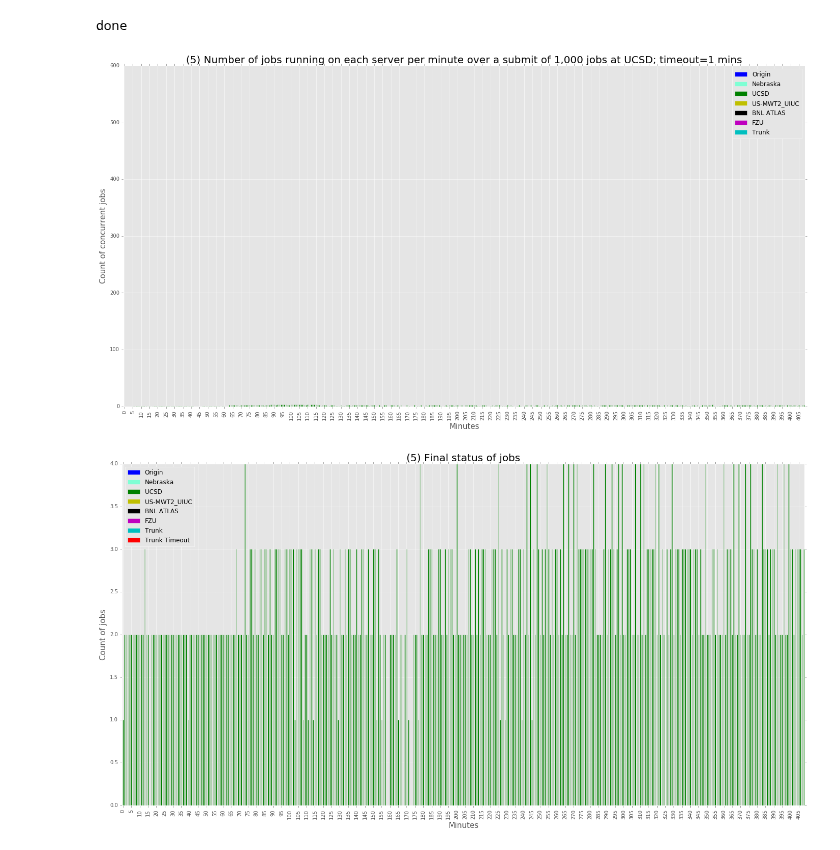
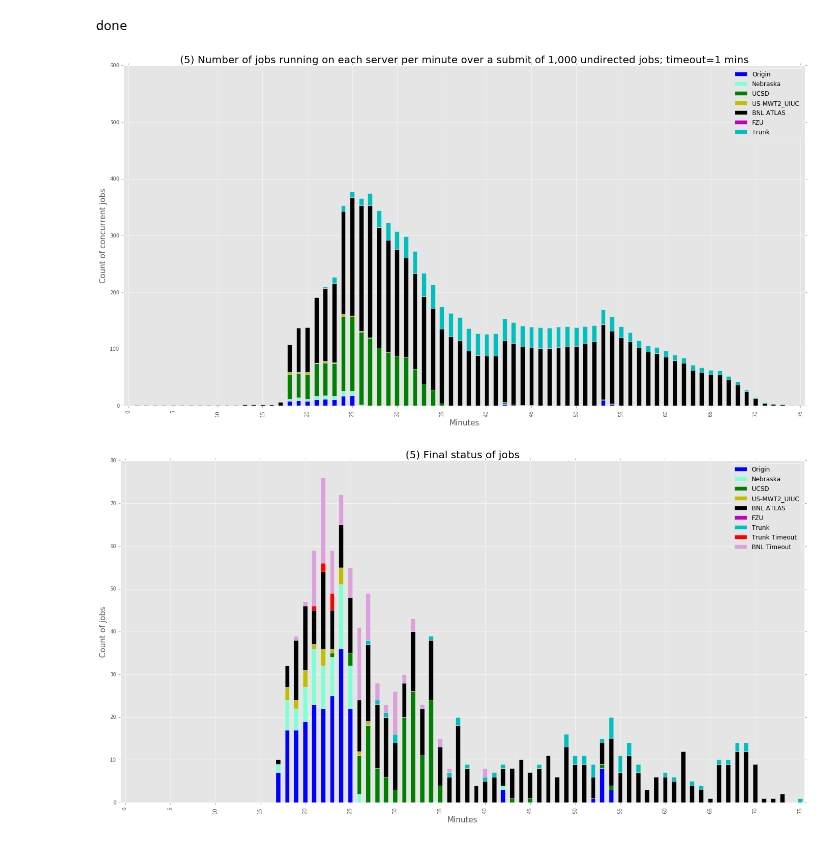
Before and after one commit to ATLAS-Analytics/AnalyticsNotebooks, a Jupyter notebook: Tony/Ilija plot.ipynb, the cells around one changed output. Drawn from its saved outputs; the diff is of its cells as text; code cells hidden in the pictures.

```diff
--- a/Tony/Ilija plot.ipynb
+++ b/Tony/Ilija plot.ipynb
@@ -12,7 +12,7 @@ import datetime
 plt.style.use('ggplot')
 # %%
 ind="stashcp-2016.7"
-#new data
+#undirected
 myquery1={
   "query": {
     "filtered": {
@@ -36,8 +36,8 @@ myquery1={
             {
               "range": {
                 "timestamp": {
-                  "gte": 1468388134017,
-                  "lte": 1468413264215,
+                  "gte": 1468557751195,
+                  "lte": 1468561315113,
                   "format": "epoch_millis"
                 }
               }
@@ -228,7 +228,7 @@ finish['BNL ATLAS']=0
 finish['FZU']=0
 finish['Trunk']=0
 finish['Trunk Timeout']=0
-#finish['BNL Timeout']=0
+finish['BNL Timeout']=0
 
 
 for i in range(length2):
@@ -263,10 +263,10 @@ for i in range(length2):
                     df2['Origin'].iloc[i]+=1
             if df['start3'].iloc[j]<=df2['index'].iloc[i] and df.index[j]>=df2['index'].iloc[i]:
                 df2['Trunk'].iloc[i]+=1
-           # if df['end1'].iloc[j].replace(second=0, microsecond=0)==finish['index'].iloc[i].replace(second=0, microsecond=0):
-           #     finish['BNL Timeout'].iloc[i]+=1
-           # if df['end2'].iloc[j].replace(second=0, microsecond=0)==finish['index'].iloc[i].replace(second=0, microsecond=0):
-           #     finish['BNL Timeout'].iloc[i]+=1
+            if df['end1'].iloc[j].replace(second=0, microsecond=0)==finish['index'].iloc[i].replace(second=0, microsecond=0):
+                finish['BNL Timeout'].iloc[i]+=1
+            if df['end2'].iloc[j].replace(second=0, microsecond=0)==finish['index'].iloc[i].replace(second=0, microsecond=0):
+                finish['BNL Timeout'].iloc[i]+=1
         if df['tries'].iloc[j]=="2":
             if df['start2'].iloc[j]<=df2['index'].iloc[i] and df.index[j]>=df2['index'].iloc[i]:
                 if df['cache'].iloc[j]=='root://hcc-stash.unl.edu':
@@ -294,7 +294,7 @@ for i in range(length2):
                 finish['FZU'].iloc[i]+=1
             if df['host'].iloc[j]=='root://data.ci-connect.net':
                 if df['status'].iloc[j]=='Timeout':
-                    finish['Timeout'].iloc[i]+=1
+                    finish['Trunk Timeout'].iloc[i]+=1
                 else:
                     if df['tries'].iloc[j]=="1" or df['tries'].iloc[j]=="2":
                         finish['Origin'].iloc[i]+=1
@@ -322,18 +322,18 @@ done
 #df2=pd.read_pickle('nebraska_concurrent.pkl')
 # %%
 df2.plot.bar(stacked=True,figsize=[24, 12],color=['b', '#7FFFD4', 'g', 'y', 'k', 'm', 'c'])
-plt.title('(5) Number of jobs running on each server per minute over a submit of 1,000 jobs at UCSD; timeout=1 mins', fontsize=20)
+plt.title('(5) Number of jobs running on each server per minute over a submit of 1,000 undirected jobs; timeout=1 mins', fontsize=20)
 plt.xlabel('Minutes', fontsize=15)
 plt.ylabel('Count of concurrent jobs',fontsize=15)
 #plt.text(90,95,'*No GLIDEIN_ResourceName specified in condor.submit')
 
 plt.ylim([0,600])
 plt.xticks(np.arange(0, length2+1, 5),np.arange(0, length2+1, 5))
 
-plt.savefig('ucsd_concurrent_1min_2.png')
+plt.savefig('undirected_1min_3.png')
 plt.show()
 # %% [output]
-[figure, old version]
+[figure, new version]
 # %%
 finish.plot.bar(stacked=True,figsize=[24, 12],color=['b', '#7FFFD4', 'g', 'y', 'k', 'm', 'c', 'r', '#DDA0DD'])
 plt.title('(5) Final status of jobs', fontsize=20)
@@ -341,12 +341,12 @@ plt.xlabel('Minutes', fontsize=15)
 plt.ylabel('Count of jobs',fontsize=15)
 plt.xticks(np.arange(0, length2+1, 5),np.arange(0, length2+1, 5))
 
-plt.savefig('ucsd_finish_1min_2.png')
+plt.savefig('undirected_finish_1min_3.png')
 
 
 plt.show()
 # %% [output]
-[figure, old version]
+[figure, new version]
 # %%
 caches=df.groupby(['cache'])['cache'].count()
 caches.plot.bar()
```
Also changed, not shown: parts of 4 cells of this notebook, 11 other files.
